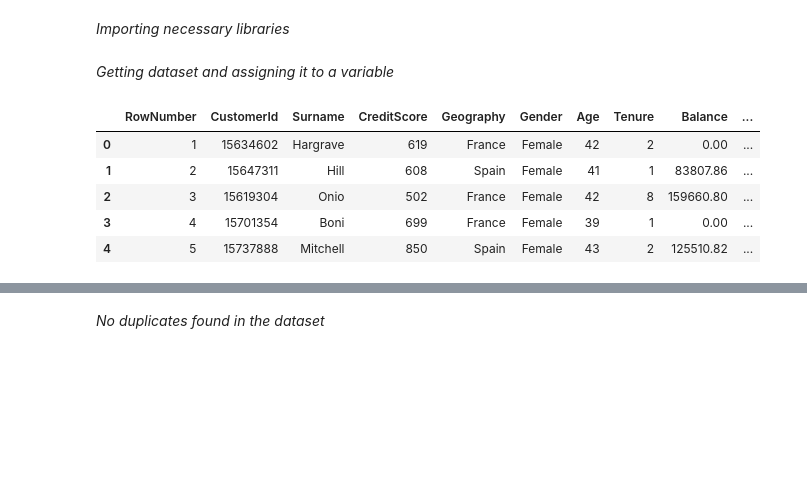
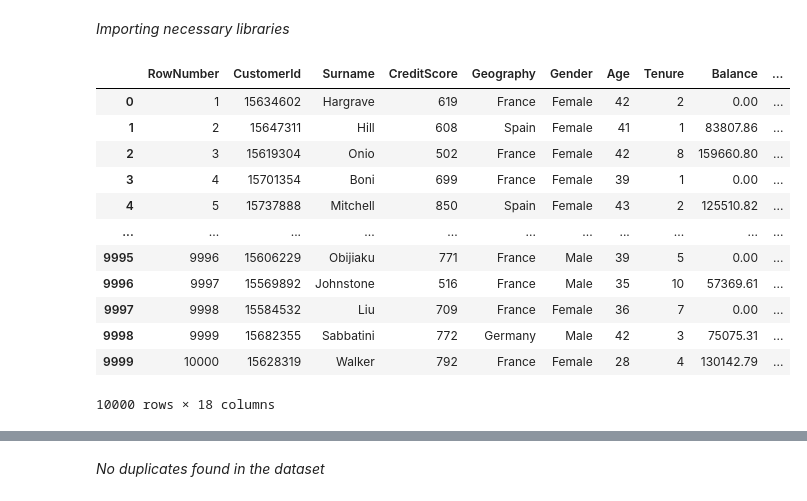
Before and after one commit to etimexo/Bank_customer_churn_predict, a Jupyter notebook: notebooks/book.ipynb, the cells around one changed output, grey strips where cells are left out. Saved outputs shown, nothing was run; the diff lists cells and outputs as text; code cells hidden in the pictures; blank space fills up the shorter version.

```diff
--- a/notebooks/book.ipynb
+++ b/notebooks/book.ipynb
@@ -14,12 +11,18 @@ from sklearn.metrics import classification_report, confusion_matrix, accuracy_sc
-# %% [markdown]
-*Getting dataset and assigning it to a variable*
 # %%
-df = pd.read_csv("../dataset/customer_churn_records.csv")
-df.head()
+# Load the data
+df = pd.read_csv('customer_churn_records.csv')
+df
 # %% [output]
 |  | RowNumber | CustomerId | Surname | CreditScore | Geography | Gender | Age | Tenure | Balance | ... |
 | 0 | 1 | 15634602 | Hargrave | 619 | France | Female | 42 | 2 | 0.00 | ... |
 | 1 | 2 | 15647311 | Hill | 608 | Spain | Female | 41 | 1 | 83807.86 | ... |
 | 2 | 3 | 15619304 | Onio | 502 | France | Female | 42 | 8 | 159660.80 | ... |
 | 3 | 4 | 15701354 | Boni | 699 | France | Female | 39 | 1 | 0.00 | ... |
 | 4 | 5 | 15737888 | Mitchell | 850 | Spain | Female | 43 | 2 | 125510.82 | ... |
+| ... | ... | ... | ... | ... | ... | ... | ... | ... | ... | ... |
+| 9995 | 9996 | 15606229 | Obijiaku | 771 | France | Male | 39 | 5 | 0.00 | ... |
+| 9996 | 9997 | 15569892 | Johnstone | 516 | France | Male | 35 | 10 | 57369.61 | ... |
+| 9997 | 9998 | 15584532 | Liu | 709 | France | Female | 36 | 7 | 0.00 | ... |
+| 9998 | 9999 | 15682355 | Sabbatini | 772 | Germany | Male | 42 | 3 | 75075.31 | ... |
+| 9999 | 10000 | 15628319 | Walker | 792 | France | Female | 28 | 4 | 130142.79 | ... |
+10000 rows × 18 columns
```
Also changed, not shown: parts of 35 cells of this notebook.
